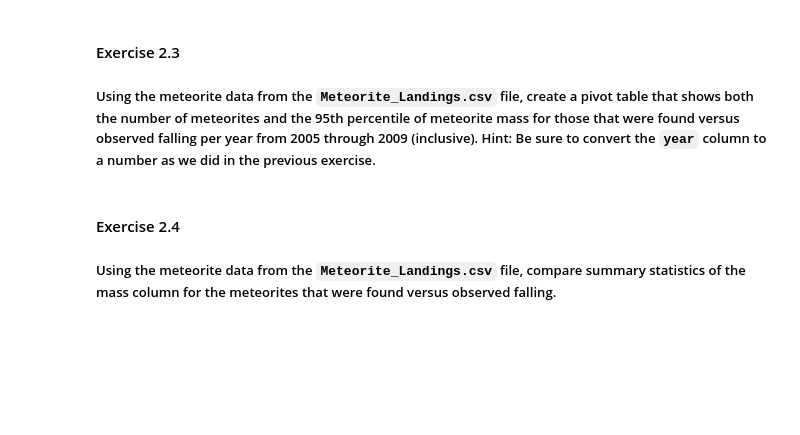
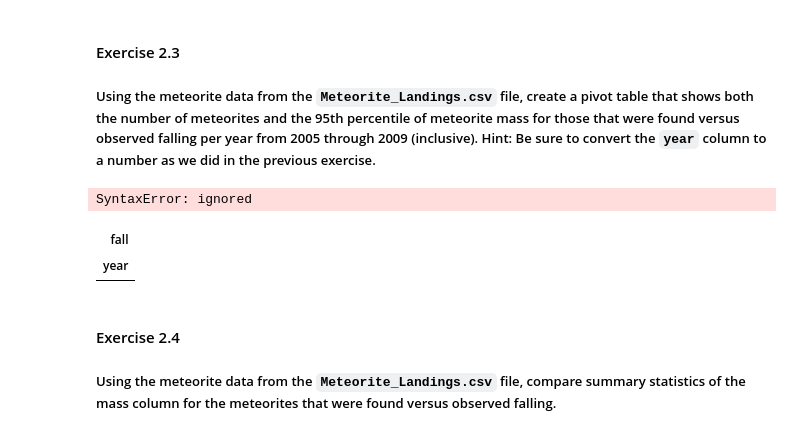
Before and after one commit to dmdigrande/dmdigrande.github.io, a Jupyter notebook: Copy_of_week1_lab2_intro_to_pandas.ipynb, the cells around one changed output. Cells and saved outputs as stored; diff of their text form; code cells hidden in the pictures; blank space fills up the shorter version.

```diff
--- a/Copy_of_week1_lab2_intro_to_pandas.ipynb
+++ b/Copy_of_week1_lab2_intro_to_pandas.ipynb
@@ -149,6 +149,27 @@ selected_rows
 # %% [markdown]
 #### Exercise 2.3
 ##### Using the meteorite data from the `Meteorite_Landings.csv` file, create a pivot table that shows both the number of meteorites and the 95th percentile of meteorite mass for those that were found versus observed falling per year from 2005 through 2009 (inclusive). Hint: Be sure to convert the `year` column to a number as we did in the previous exercise.
+# %%
+#help
+meteorite_filtered = meteorites[meteorites['year'].between_time(2005:2009)]
+
+meteorite_filtered.head()
+# %% [output]
+SyntaxError: ignored
+# %%
+#looked up syntax online , need help
+pivot_table = pd.pivot_table(
+    meteorite_filtered,
+    values='mass (g)',
+    index='year',
+    columns='fall',
+    aggfunc={'fall': 'count', 'mass (g)': lambda x: np.percentile(x, 95)}
+)
+
+pivot_table
+# %% [output]
+| fall |
+| year |
 # %% [markdown]
 #### Exercise 2.4
 ##### Using the meteorite data from the `Meteorite_Landings.csv` file, compare summary statistics of the mass column for the meteorites that were found versus observed falling.
```
